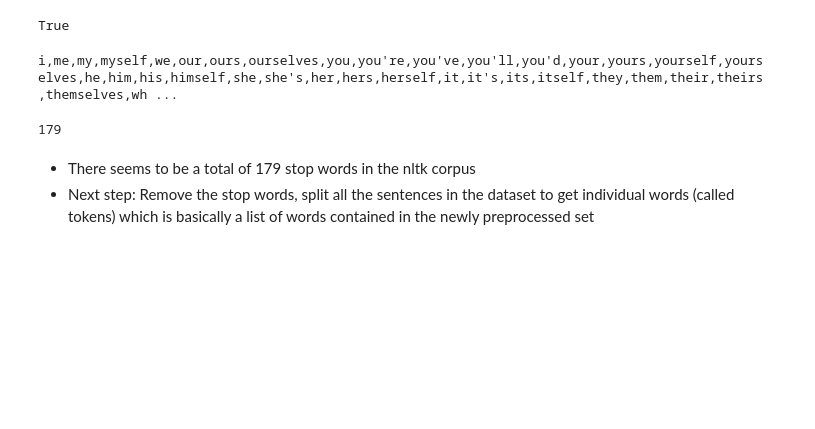
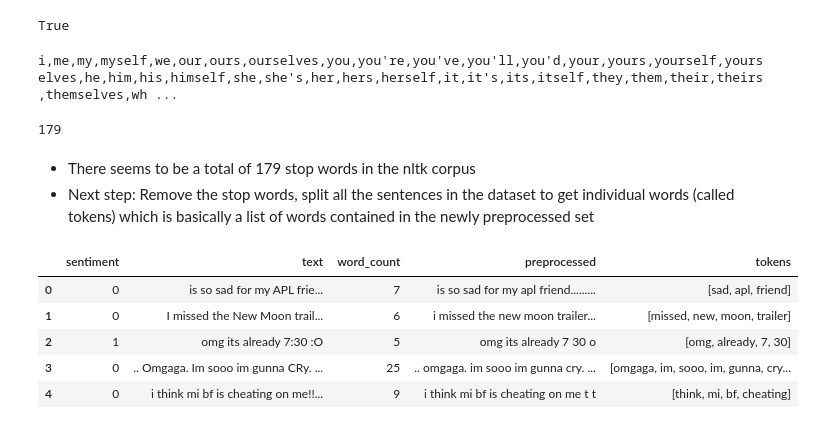
Before and after one commit to swetha-sundar/sentiment-analysis, a Jupyter notebook: sentiment-analysis.ipynb, the cells around one changed output. Cells and saved outputs as stored; diff of their text form; code cells hidden in the pictures; blank space fills up the shorter version.

```diff
--- a/sentiment-analysis.ipynb
+++ b/sentiment-analysis.ipynb
@@ -324,0 +346,12 @@ i,me,my,myself,we,our,ours,ourselves,you,you're,you've,you'll,you'd,your,yours,y
+# %%
+# tokenize the data and create a column for tokens
+data_copy = data.copy()
+data_copy['tokens'] = data['preprocessed'].apply(text_process)
+data_copy.head()
+# %% [output]
+|  | sentiment | text | word_count | preprocessed | tokens |
+| 0 | 0 | is so sad for my APL frie... | 7 | is so sad for my apl friend......... | [sad, apl, friend] |
+| 1 | 0 | I missed the New Moon trail... | 6 | i missed the new moon trailer... | [missed, new, moon, trailer] |
+| 2 | 1 | omg its already 7:30 :O | 5 | omg its already 7 30 o | [omg, already, 7, 30] |
+| 3 | 0 | .. Omgaga. Im sooo im gunna CRy. ... | 25 | .. omgaga. im sooo im gunna cry. ... | [omgaga, im, sooo, im, gunna, cry... |
+| 4 | 0 | i think mi bf is cheating on me!!... | 9 | i think mi bf is cheating on me t t | [think, mi, bf, cheating] |
```
Also changed, not shown: parts of 16 cells of this notebook.
